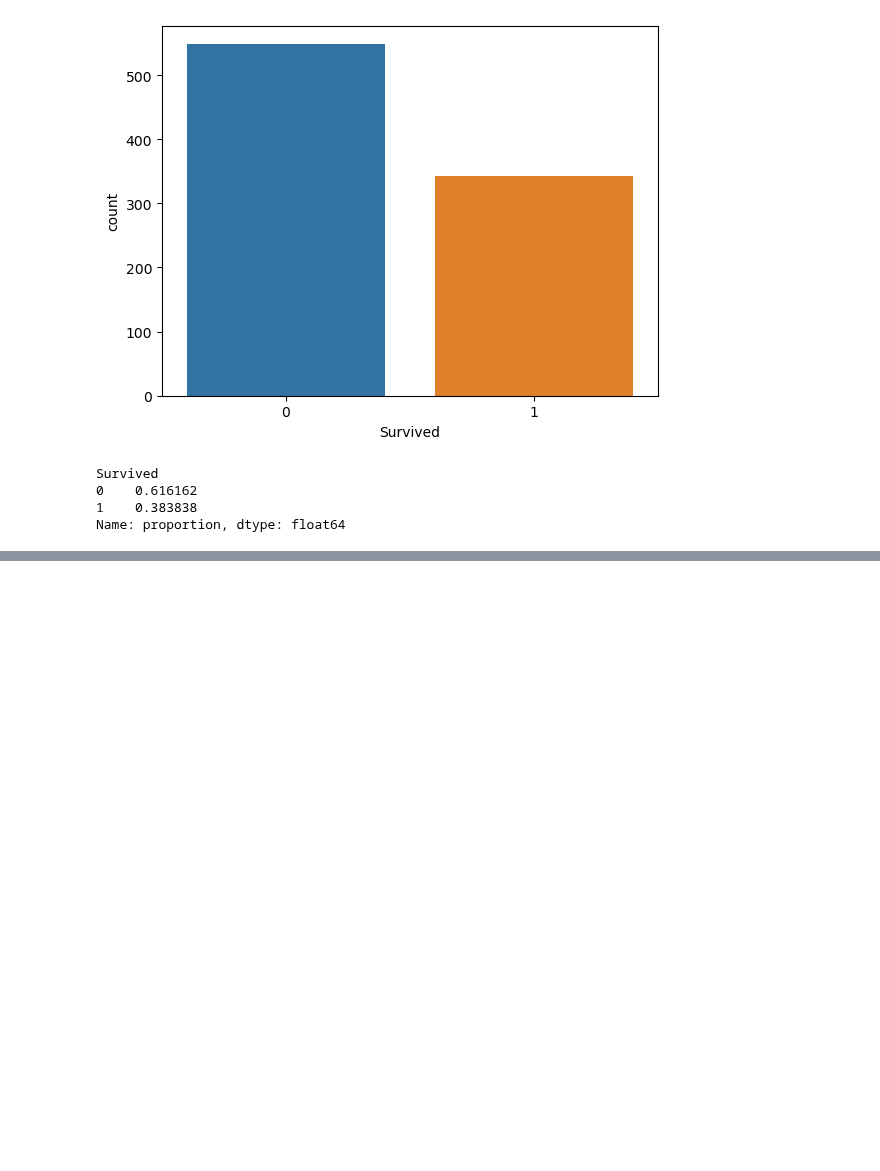
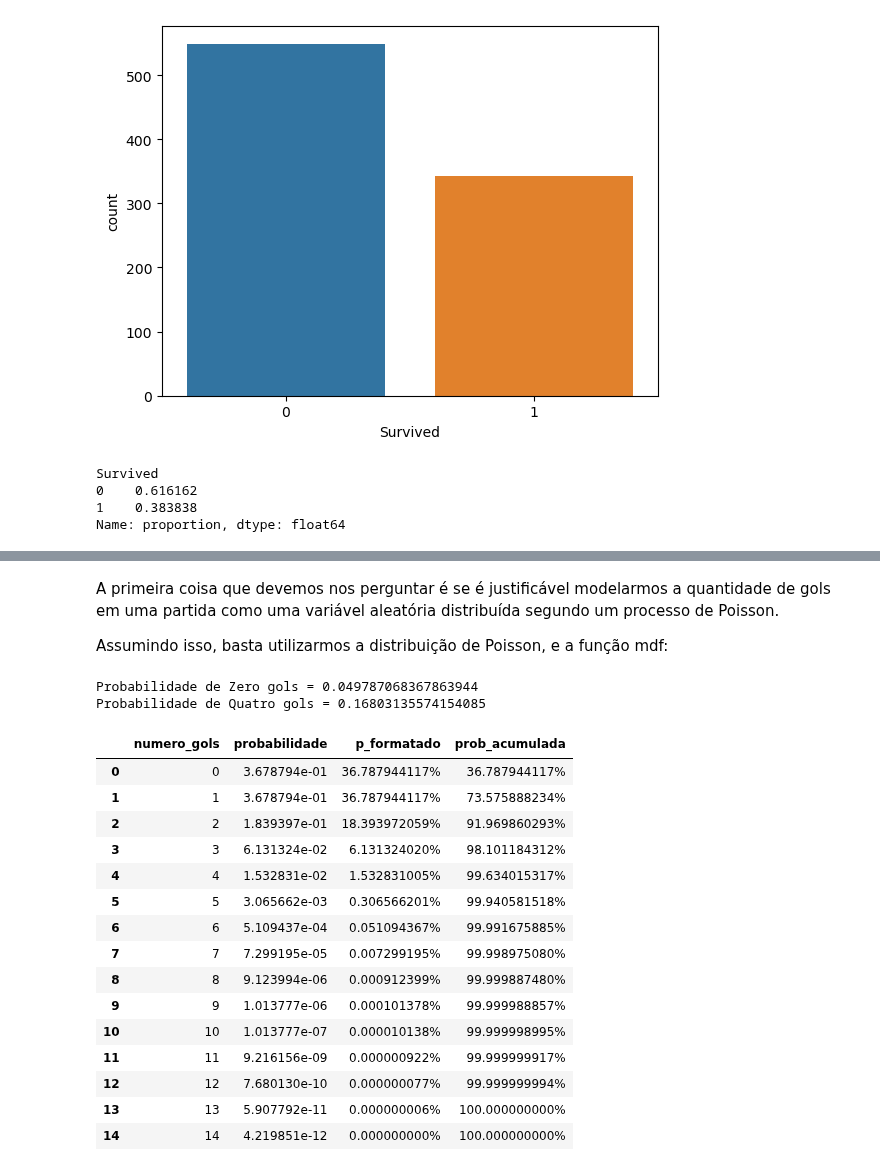
Before and after one commit to 1998-sys/Estudo, a Jupyter notebook: estatistica_descritivaI.ipynb, the cells around one changed output, grey strips where cells are left out. Saved outputs shown, nothing was run; the diff lists cells and outputs as text; code cells hidden in the pictures; blank space fills up the shorter version.

```diff
--- a/estatistica_descritivaI.ipynb
+++ b/estatistica_descritivaI.ipynb
@@ -459,0 +504,2 @@ Name: proportion, dtype: float64
+# %%
+k = 15
@@ -459,0 +520,5 @@ Name: proportion, dtype: float64
+# %%
+experimento = {
+    'N_ligacoes' : [],
+    'Probabilidade': []
+}
@@ -459,0 +577,51 @@ Name: proportion, dtype: float64
+# %% [markdown]
+A primeira coisa que devemos nos perguntar é se é justificável modelarmos a quantidade de gols em uma partida como uma variável aleatória distribuída segundo um processo de Poisson.
+
+Assumindo isso, basta utilizarmos a distribuição de Poisson, e a função mdf:
+# %%
+l = 3
+
+p_zero = scipy.stats.poisson.pmf(k=0, mu=l)
+print(f'Probabilidade de Zero gols = {p_zero}')
+
+p_quatro = scipy.stats.poisson.pmf(k=4, mu=l)
+print(f'Probabilidade de Quatro gols = {p_quatro}')
+# %% [output]
+Probabilidade de Zero gols = 0.049787068367863944
+Probabilidade de Quatro gols = 0.16803135574154085
+# %%
+l = 3
+experimento = {
+    'numero_gols':[],
+    'probabilidade': []
+}
+
+k_list= range(15)
+
+for k in k_list:
+    p = scipy.stats.poisson.pmf(k=k, mu=1)
+
+    experimento['numero_gols'].append(k)
+    experimento['probabilidade'].append(p)
+# %%
+df_gols = pd.DataFrame(experimento)
+df_gols['p_formatado'] = df_gols['probabilidade'].apply(lambda x: f"{x:.9%}")
+df_gols['prob_acumulada'] = df_gols['probabilidade'].cumsum().apply(lambda x: f"{x:.9%}")
+df_gols
+# %% [output]
+|  | numero_gols | probabilidade | p_formatado | prob_acumulada |
+| 0 | 0 | 3.678794e-01 | 36.787944117% | 36.787944117% |
+| 1 | 1 | 3.678794e-01 | 36.787944117% | 73.575888234% |
+| 2 | 2 | 1.839397e-01 | 18.393972059% | 91.969860293% |
+| 3 | 3 | 6.131324e-02 | 6.131324020% | 98.101184312% |
+| 4 | 4 | 1.532831e-02 | 1.532831005% | 99.634015317% |
+| 5 | 5 | 3.065662e-03 | 0.306566201% | 99.940581518% |
+| 6 | 6 | 5.109437e-04 | 0.051094367% | 99.991675885% |
+| 7 | 7 | 7.299195e-05 | 0.007299195% | 99.998975080% |
+| 8 | 8 | 9.123994e-06 | 0.000912399% | 99.999887480% |
+| 9 | 9 | 1.013777e-06 | 0.000101378% | 99.999988857% |
+| 10 | 10 | 1.013777e-07 | 0.000010138% | 99.999998995% |
+| 11 | 11 | 9.216156e-09 | 0.000000922% | 99.999999917% |
+| 12 | 12 | 7.680130e-10 | 0.000000077% | 99.999999994% |
+| 13 | 13 | 5.907792e-11 | 0.000000006% | 100.000000000% |
+| 14 | 14 | 4.219851e-12 | 0.000000000% | 100.000000000% |
```
Also changed, not shown: parts of 17 cells of this notebook.
